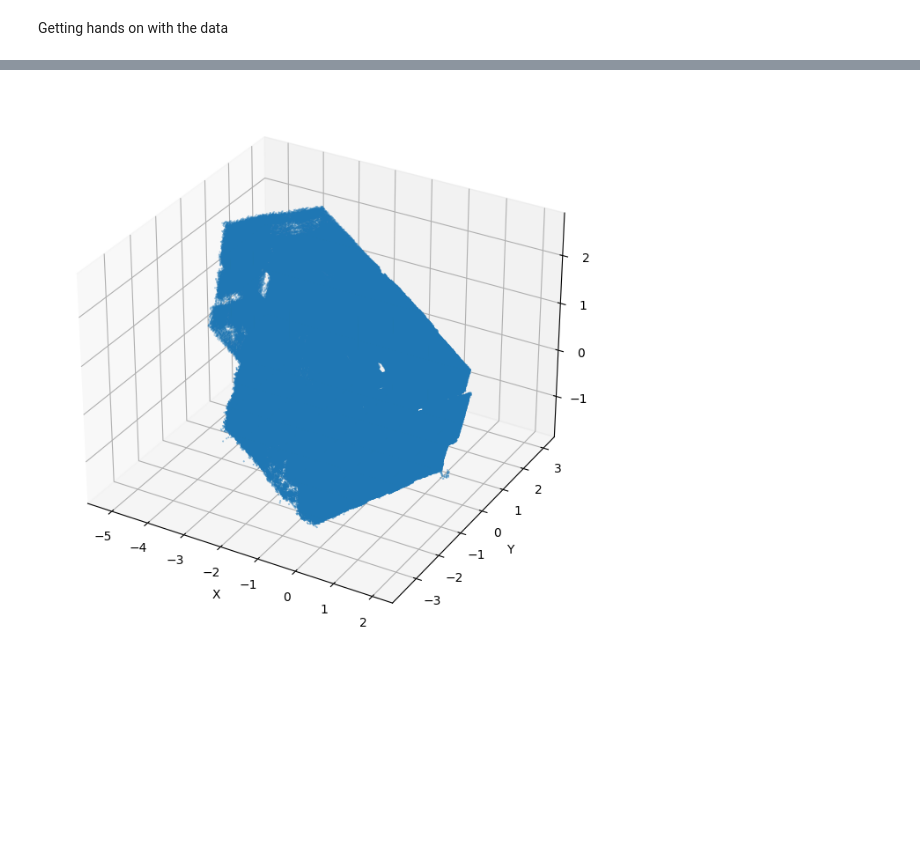
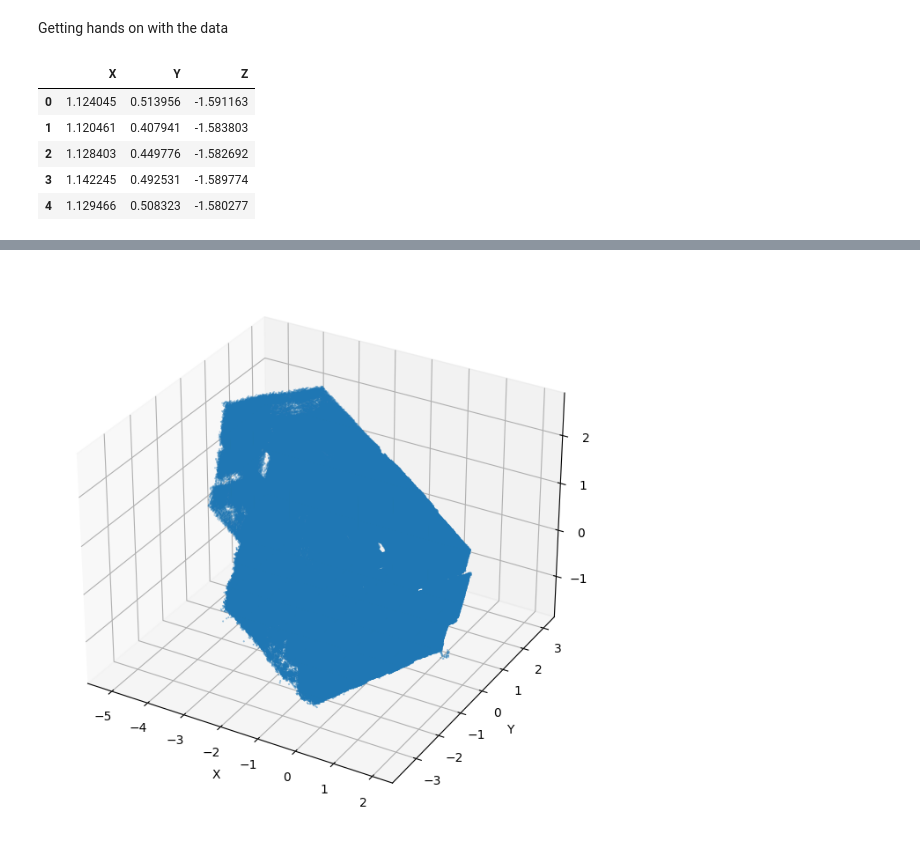
Before and after one commit to yashsarda18/TASK1, a Jupyter notebook: TASK1.ipynb, the cells around one changed output, grey strips where cells are left out. Cells and saved outputs as stored; diff of their text form; code cells hidden in the pictures; blank space fills up the shorter version.

```diff
--- a/TASK1.ipynb
+++ b/TASK1.ipynb
@@ -27,0 +33,9 @@ Getting hands on with the data
+# %%
+df.head()
+# %% [output]
+|  | X | Y | Z |
+| 0 | 1.124045 | 0.513956 | -1.591163 |
+| 1 | 1.120461 | 0.407941 | -1.583803 |
+| 2 | 1.128403 | 0.449776 | -1.582692 |
+| 3 | 1.142245 | 0.492531 | -1.589774 |
+| 4 | 1.129466 | 0.508323 | -1.580277 |
```
Also changed, not shown: parts of 5 cells of this notebook.
